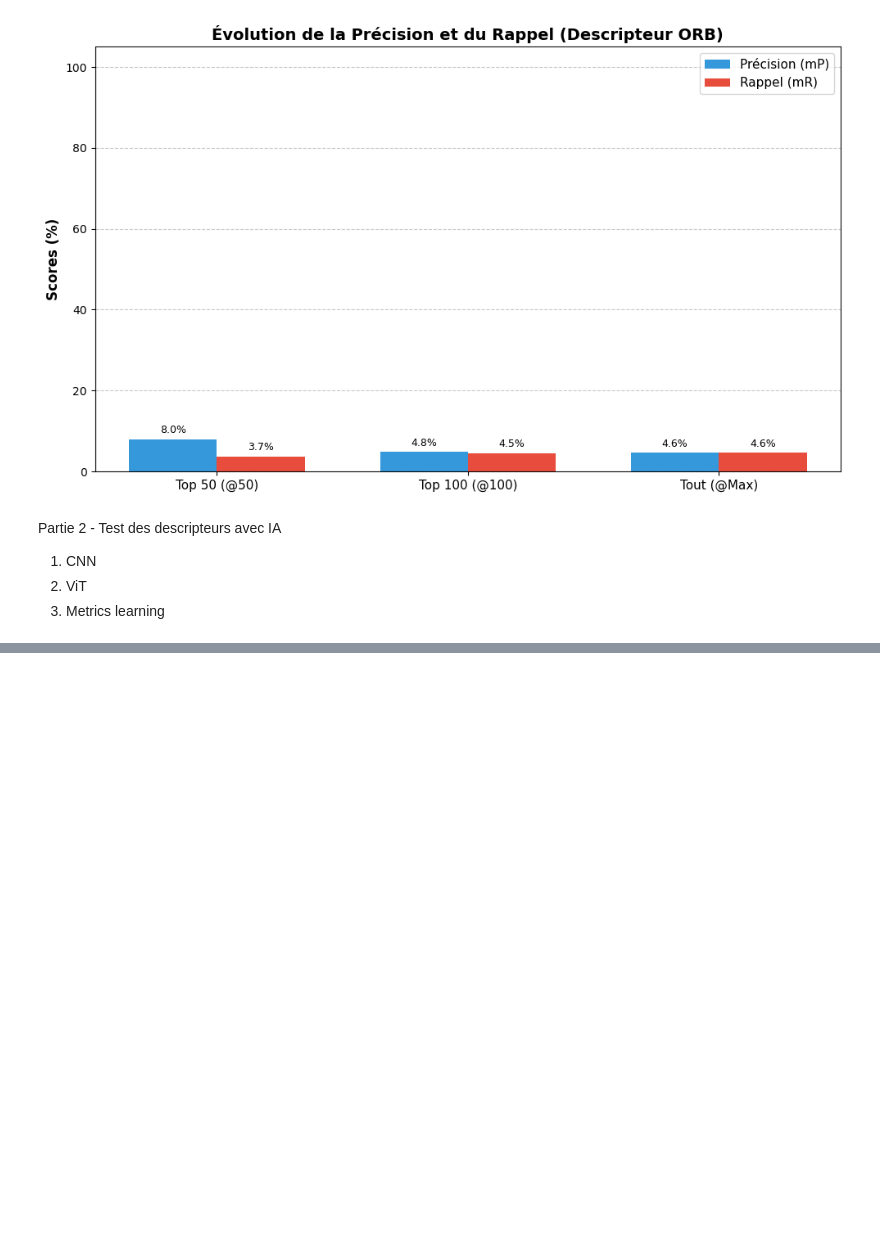
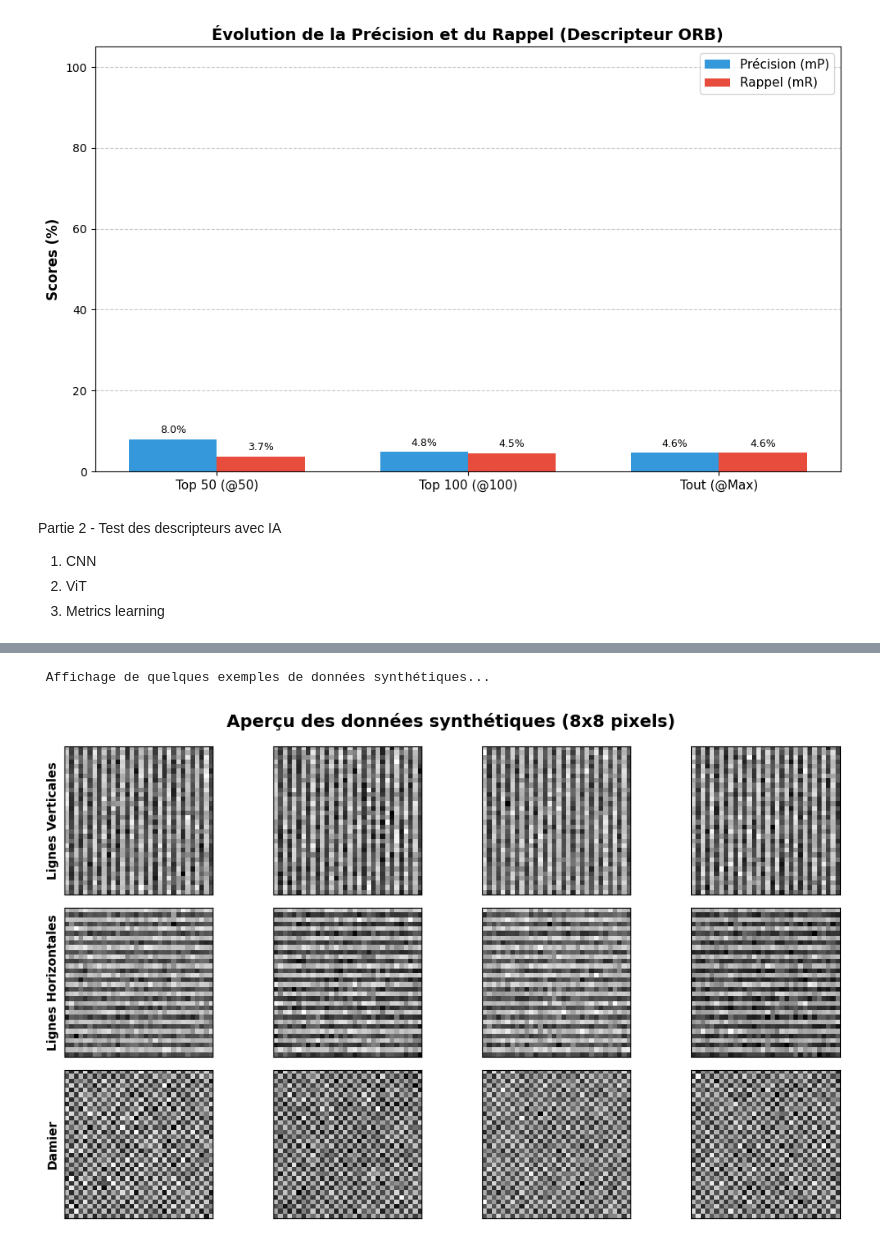
Before and after one commit to 16Flavio/Machine-and-DeepLearning-for-Multimedia-Retrieval, a Jupyter notebook: notebooks/01_descriptor_tests.ipynb, the cells around one changed output, grey strips where cells are left out. Cells and saved outputs as stored; diff of their text form; code cells hidden in the pictures; blank space fills up the shorter version.

```diff
--- a/notebooks/01_descriptor_tests.ipynb
+++ b/notebooks/01_descriptor_tests.ipynb
@@ -628,0 +774,33 @@ Partie 2 - Test des descripteurs avec IA
+# %%
+import matplotlib.pyplot as plt
+
+def visualize_synthetic_data(images, labels, num_samples_per_class=4):
+    print(" Affichage de quelques exemples de données synthétiques...")
+    plt.figure(figsize=(10, 6))
+
+    for class_idx in range(3):
+        idx_list = [i for i, label in enumerate(labels) if label.item() == class_idx]
+
+        selected_idx = random.sample(idx_list, num_samples_per_class)
+
+        for i, idx in enumerate(selected_idx):
+            plt.subplot(3, num_samples_per_class, class_idx * num_samples_per_class + i + 1)
+
+            img_to_show = images[idx].squeeze().numpy()
+
+            plt.imshow(img_to_show, cmap='gray')
+
+            if i == 0:
+                plt.ylabel(class_names[class_idx], fontsize=10, fontweight='bold')
+
+            plt.xticks([])
+            plt.yticks([])
+
+    plt.suptitle("Aperçu des données synthétiques (8x8 pixels)", fontsize=14, fontweight='bold')
+    plt.tight_layout()
+    plt.show()
+
+visualize_synthetic_data(images, labels)
+# %% [output]
+ Affichage de quelques exemples de données synthétiques...
+[figure, added]
```
Also changed, not shown: parts of 3 cells of this notebook, 2 other files.
